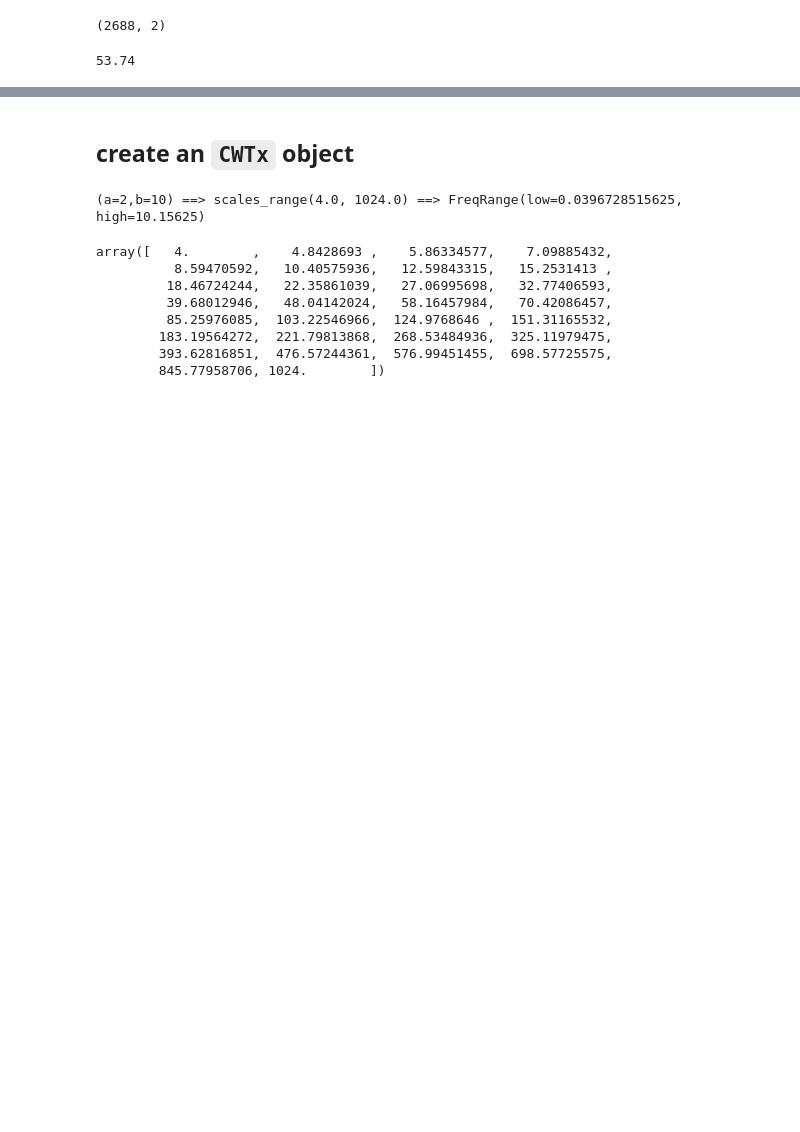
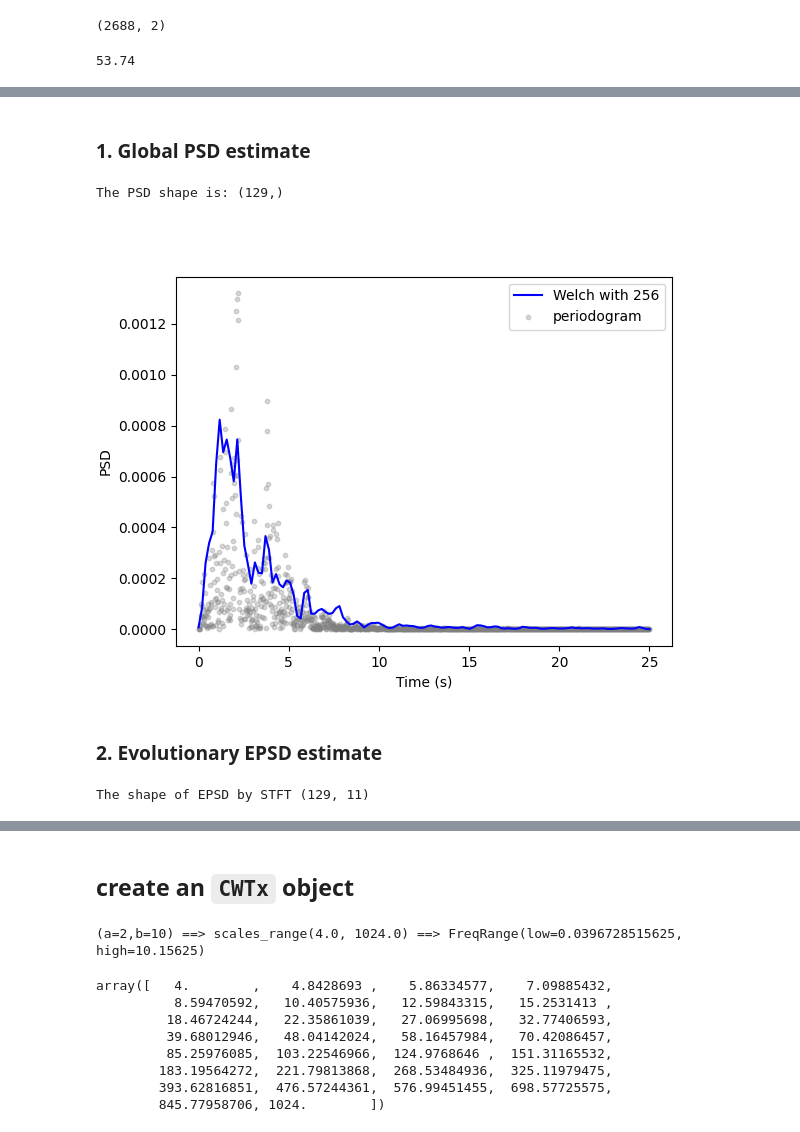
Before and after one commit to leslieDLcy/StoSpecRep, a Jupyter notebook: notebook/Elcentro_test.ipynb, the cells around one changed output, grey strips where cells are left out. Drawn from its saved outputs; the diff is of its cells as text; code cells hidden in the pictures; blank space fills up the shorter version.

Commit message:
further illustration of the El centro example

```diff
--- a/notebook/Elcentro_test.ipynb
+++ b/notebook/Elcentro_test.ipynb
@@ -45,0 +59,10 @@ plt.show()
+# %%
+# let's first create a signal object to facilate things
+
+@dataclass
+class Targetsignal:
+    """ A temporary dataclass that represents the target signal """
+    t_axis: float
+    signal: float
+# %%
+El_centro = Targetsignal(NS_acc[:, 0], NS_acc[:, 1])
@@ -45,0 +75,30 @@ plt.show()
+# %% [markdown]
+### 1.  Global PSD estimate
+# %%
+NPERSEG = 256
+
+
+f, Pxx = signal.welch(
+    El_centro.signal,
+    fs=50,
+    window='hann',
+    nperseg=NPERSEG,
+    scaling='density')
+# %%
+f_periodogram, Pxx_periodogram = signal.welch(
+    El_centro.signal,
+    fs=50,
+    window='hann',
+    nperseg=len(El_centro.signal),
+    scaling='density')
+# %%
+fig, ax = plt.subplots()
+ax.plot(f, Pxx, '-b', label=f'Welch with {NPERSEG}')
+ax.scatter(f_periodogram, Pxx_periodogram, s=10, color='gray', alpha=0.3, label='periodogram')
+ax.set_xlabel('Time (s)')
+ax.set_ylabel('PSD')
+ax.legend()
+print("The PSD shape is:",Pxx.shape)
+# %% [output]
+The PSD shape is: (129,)
+[figure, added]
@@ -45,0 +107,2 @@ plt.show()
+# %% [markdown]
+### 2.  Evolutionary EPSD estimate
@@ -45,0 +118,4 @@ plt.show()
+# %%
+print("The shape of EPSD by STFT:", STFT_epsd_El.epsd.shape)
+# %% [output]
+The shape of EPSD by STFT (129, 11)
```
Also changed, not shown: parts of 19 cells of this notebook, 2 other files.
